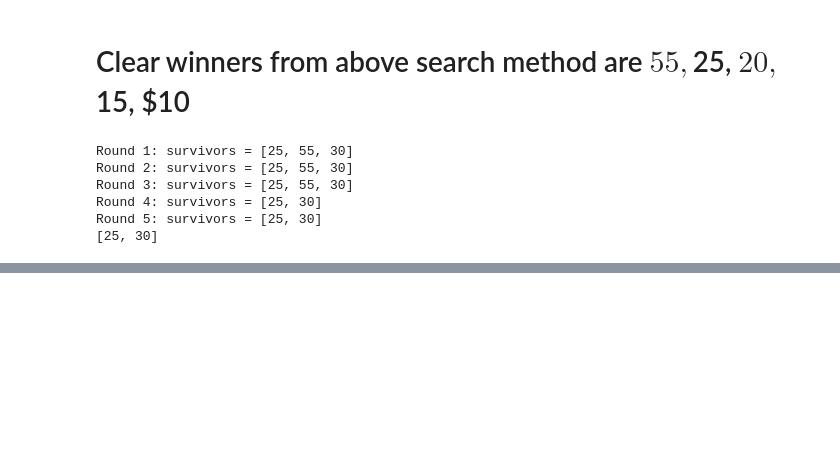
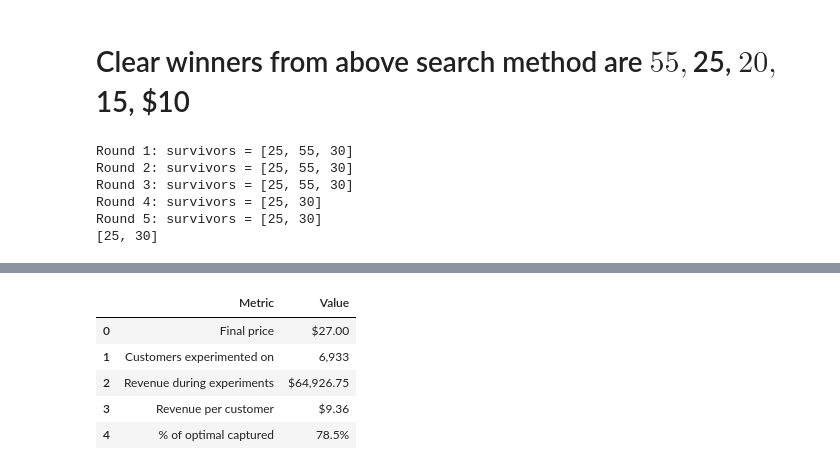
Before and after one commit to evanblizzard/uu_inference, a Jupyter notebook: thr_lab/price_experiment_lab.ipynb, the cells around one changed output, grey strips where cells are left out. Drawn from its saved outputs; the diff is of its cells as text; code cells hidden in the pictures; blank space fills up the shorter version.

```diff
--- a/thr_lab/price_experiment_lab.ipynb
+++ b/thr_lab/price_experiment_lab.ipynb
@@ -170,0 +197,18 @@ Round 5: survivors = [25, 30]
+# %%
+OPTIMAL = 11.925
+rev_per_customer = total_revenue / total_customers
+
+summary = pd.DataFrame({
+    "Metric": ["Final price", "Customers experimented on", "Revenue during experiments",
+               "Revenue per customer", "% of optimal captured"],
+    "Value": [f"${final_price:.2f}", f"{total_customers:,}", f"${total_revenue:,.2f}",
+              f"${rev_per_customer:.2f}", f"{100 * rev_per_customer / OPTIMAL:.1f}%"],
+})
+summary
+# %% [output]
+|  | Metric | Value |
+| 0 | Final price | $27.00 |
+| 1 | Customers experimented on | 6,933 |
+| 2 | Revenue during experiments | $64,926.75 |
+| 3 | Revenue per customer | $9.36 |
+| 4 | % of optimal captured | 78.5% |
```
Also changed, not shown: parts of 8 cells of this notebook, 1 other file.
